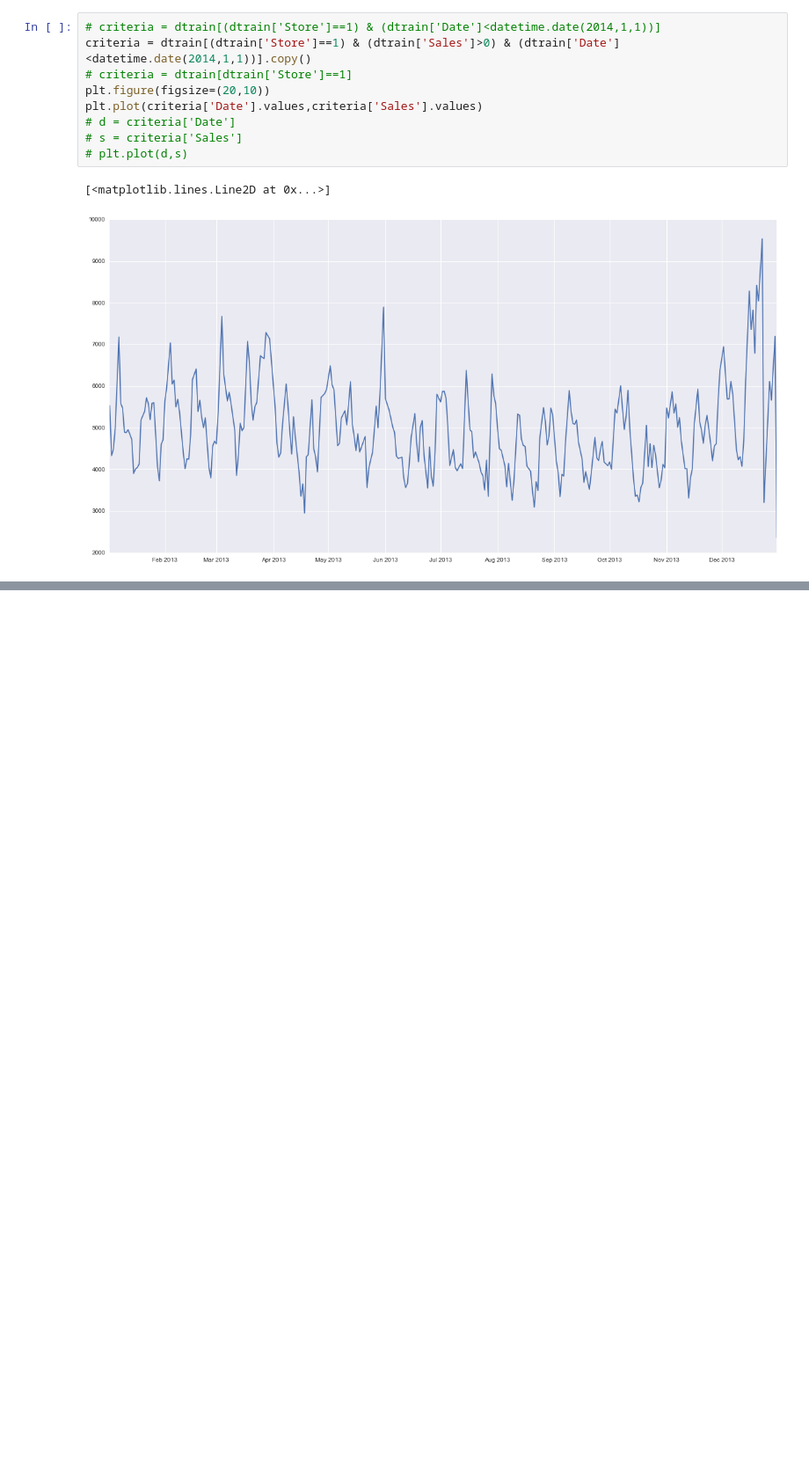
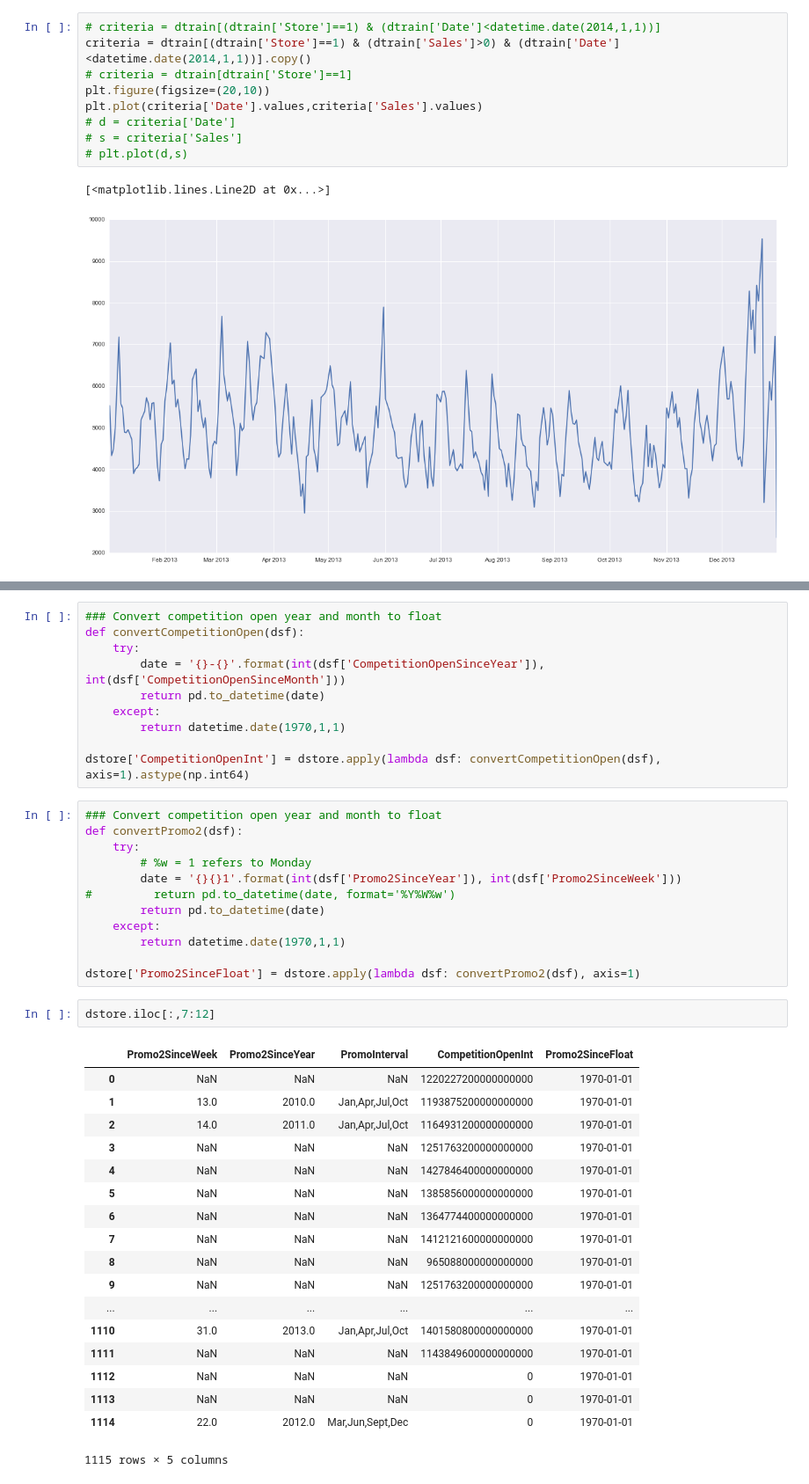
Before and after one commit to chenjennhaur/machinelearning, a Jupyter notebook: rossmann.ipynb, the cells around one changed output, grey strips where cells are left out. Shown at 88% size. Saved outputs shown, nothing was run; the diff lists cells and outputs as text; blank space fills up the shorter version.

```diff
--- a/rossmann.ipynb
+++ b/rossmann.ipynb
@@ -132,0 +187,43 @@ sb.tsplot(criteria)
+# %%
+### Convert competition open year and month to float
+def convertCompetitionOpen(dsf):
+    try:
+        date = '{}-{}'.format(int(dsf['CompetitionOpenSinceYear']), int(dsf['CompetitionOpenSinceMonth']))
+        return pd.to_datetime(date)
+    except:
+        return datetime.date(1970,1,1)
+
+dstore['CompetitionOpenInt'] = dstore.apply(lambda dsf: convertCompetitionOpen(dsf), axis=1).astype(np.int64)
+# %%
+### Convert competition open year and month to float
+def convertPromo2(dsf):
+    try:
+        # %w = 1 refers to Monday
+        date = '{}{}1'.format(int(dsf['Promo2SinceYear']), int(dsf['Promo2SinceWeek']))
+#         return pd.to_datetime(date, format='%Y%W%w')
+        return pd.to_datetime(date)
+    except:
+        return datetime.date(1970,1,1)
+
+dstore['Promo2SinceFloat'] = dstore.apply(lambda dsf: convertPromo2(dsf), axis=1)
+# %%
+dstore.iloc[:,7:12]
+# %% [output]
+|  | Promo2SinceWeek | Promo2SinceYear | PromoInterval | CompetitionOpenInt | Promo2SinceFloat |
+| 0 | NaN | NaN | NaN | 1220227200000000000 | 1970-01-01 |
+| 1 | 13.0 | 2010.0 | Jan,Apr,Jul,Oct | 1193875200000000000 | 1970-01-01 |
+| 2 | 14.0 | 2011.0 | Jan,Apr,Jul,Oct | 1164931200000000000 | 1970-01-01 |
+| 3 | NaN | NaN | NaN | 1251763200000000000 | 1970-01-01 |
+| 4 | NaN | NaN | NaN | 1427846400000000000 | 1970-01-01 |
+| 5 | NaN | NaN | NaN | 1385856000000000000 | 1970-01-01 |
+| 6 | NaN | NaN | NaN | 1364774400000000000 | 1970-01-01 |
+| 7 | NaN | NaN | NaN | 1412121600000000000 | 1970-01-01 |
+| 8 | NaN | NaN | NaN | 965088000000000000 | 1970-01-01 |
+| 9 | NaN | NaN | NaN | 1251763200000000000 | 1970-01-01 |
+| ... | ... | ... | ... | ... | ... |
+| 1110 | 31.0 | 2013.0 | Jan,Apr,Jul,Oct | 1401580800000000000 | 1970-01-01 |
+| 1111 | NaN | NaN | NaN | 1143849600000000000 | 1970-01-01 |
+| 1112 | NaN | NaN | NaN | 0 | 1970-01-01 |
+| 1113 | NaN | NaN | NaN | 0 | 1970-01-01 |
+| 1114 | 22.0 | 2012.0 | Mar,Jun,Sept,Dec | 0 | 1970-01-01 |
+1115 rows × 5 columns
```
Also changed, not shown: parts of 17 cells of this notebook.
